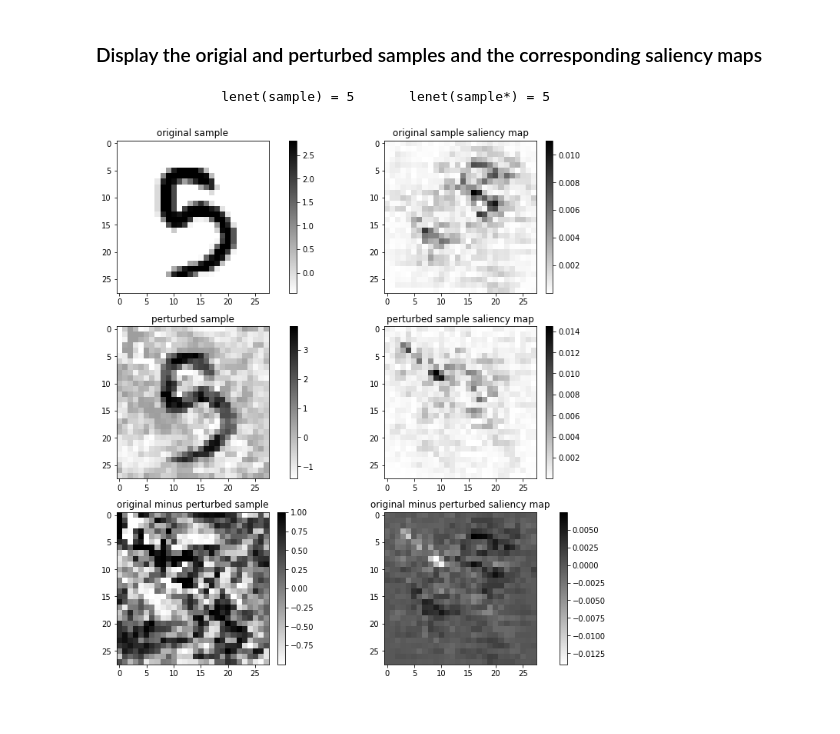
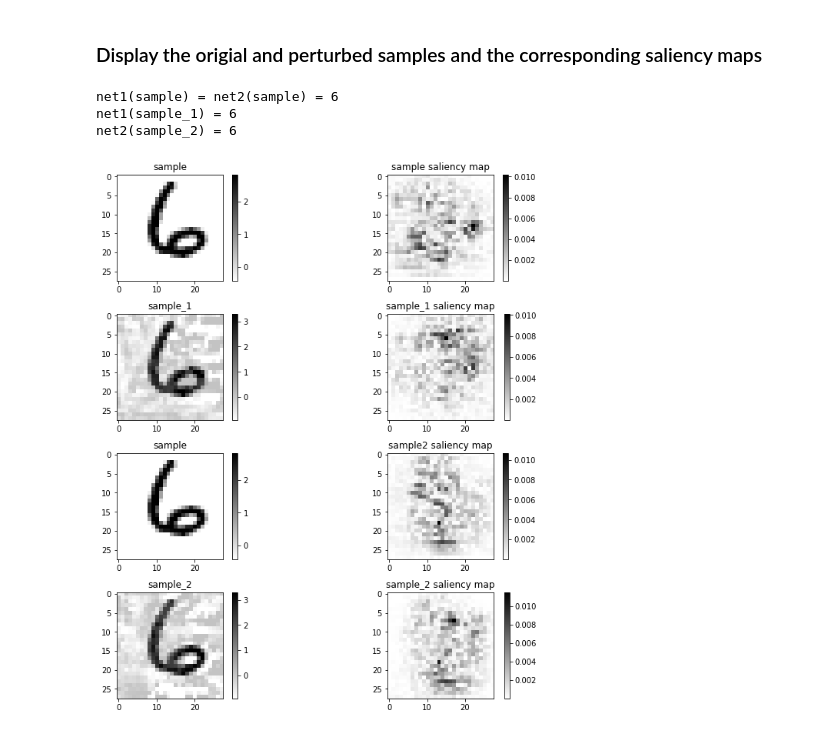
Before and after one commit to a1noack/robust_interpretations, a Jupyter notebook: attack_models.ipynb, the cells around one changed output. Drawn from its saved outputs; the diff is of its cells as text; code cells hidden in the pictures.

Commit message:
add loop to attack two models while recording norms of saliency map perturbations

```diff
--- a/attack_models.ipynb
+++ b/attack_models.ipynb
@@ -77,42 +114,73 @@ iteration #950
 # %% [markdown]
 ### Display the origial and perturbed samples and the corresponding saliency maps
 # %%
+sample,label = next(iter(train_loader))
+sample,label = sample.to(device),label.to(device)
+
+# the target saliency map will be a 28x28 identity matrix
+target = torch.eye(28)
+sga1 = SimpleGradientsAttack(net1, net1_proxy, sample, label, top_k=100, target=target)
+sga2 = SimpleGradientsAttack(net2, net2_proxy, sample, label, top_k=100, target=target)
+
+# perform attack on both networks using sample as a starting point and track number of iterations performed
+sample_1, iters1 = sga1.iterative_attack(sample, attack_method='mass-center', alpha=.001, num_iters=500)
+sample_2, iters2 = sga2.iterative_attack(sample, attack_method='mass-center', alpha=.001, num_iters=500)
+
+# create saliency map for each adversarial example
+saliency_map_1 = sga1.create_saliency_map(net1, sample_1, used=False)
+saliency_map_2 = sga2.create_saliency_map(net2, sample_2, used=False)
+
+
 fig = plt.figure(figsize=(10,10), constrained_layout=True)
-spec = gridspec.GridSpec(ncols=2, nrows=3, figure=fig)
+spec = gridspec.GridSpec(ncols=2, nrows=4, figure=fig)
 
-print(f'\t\tlenet(sample) = {label.item()} \tlenet(sample*) = {torch.argmax(net(sample_))}')
+print(f'net1(sample) = net2(sample) = {label.item()}')
+print(f'net1(sample_1) = {torch.argmax(net1(sample_1))}')
+print(f'net2(sample_2) = {torch.argmax(net2(sample_2))}')
 
 ax1 = fig.add_subplot(spec[0,0])
-ax1.title.set_text('original sample')
+ax1.title.set_text('sample')
 plt.imshow(sample.squeeze().cpu().numpy(), cmap='binary')
 plt.colorbar()
 
 ax2 = fig.add_subplot(spec[0,1])
-ax2.title.set_text('original sample saliency map')
-plt.imshow(saliency_map.cpu().detach().numpy(), cmap='binary')
+ax2.title.set_text('sample saliency map')
+plt.imshow(sga1.og_saliency.cpu().detach().numpy(), cmap='binary')
 plt.colorbar()
 
 ax3 = fig.add_subplot(spec[1,0])
-ax3.title.set_text('perturbed sample')
-plt.imshow(sample_.squeeze().cpu().numpy(), cmap='binary')
+ax3.title.set_text('sample_1')
+plt.imshow(sample_1.squeeze().cpu().numpy(), cmap='binary')
 plt.colorbar()
 
 ax4 = fig.add_subplot(spec[1,1])
-ax4.title.set_text('perturbed sample saliency map')
-plt.imshow(saliency_map_.cpu().detach().numpy(), cmap='binary')
+ax4.title.set_text('sample_1 saliency map')
+plt.imshow(saliency_map_1.cpu().detach().numpy(), cmap='binary')
 plt.colorbar()
 
 ax5 = fig.add_subplot(spec[2,0])
-ax5.title.set_text('original minus perturbed sample')
-plt.imshow((sample-sample_).squeeze().cpu().numpy(), cmap='binary')
+ax5.title.set_text('sample')
+plt.imshow(sample.squeeze().cpu().numpy(), cmap='binary')
 plt.colorbar()
 
 ax6 = fig.add_subplot(spec[2,1])
-ax6.title.set_text('original minus perturbed saliency map')
-plt.imshow((saliency_map-saliency_map_).cpu().detach().numpy(), cmap='binary')
+ax6.title.set_text('sample2 saliency map')
+plt.imshow(sga2.og_saliency.cpu().detach().numpy(), cmap='binary')
+plt.colorbar()
+
+ax5 = fig.add_subplot(spec[3,0])
+ax5.title.set_text('sample_2')
+plt.imshow(sample_2.squeeze().cpu().numpy(), cmap='binary')
+plt.colorbar()
+
+ax6 = fig.add_subplot(spec[3,1])
+ax6.title.set_text('sample_2 saliency map')
+plt.imshow(saliency_map_2.cpu().detach().numpy(), cmap='binary')
 plt.colorbar()
 
 plt.show()
 # %% [output]
-                lenet(sample) = 5       lenet(sample*) = 5
+net1(sample) = net2(sample) = 6
+net1(sample_1) = 6
+net2(sample_2) = 6
-[figure, old version]
+[figure, new version]
```
Also changed, not shown: parts of 7 cells of this notebook, 1 other file.
